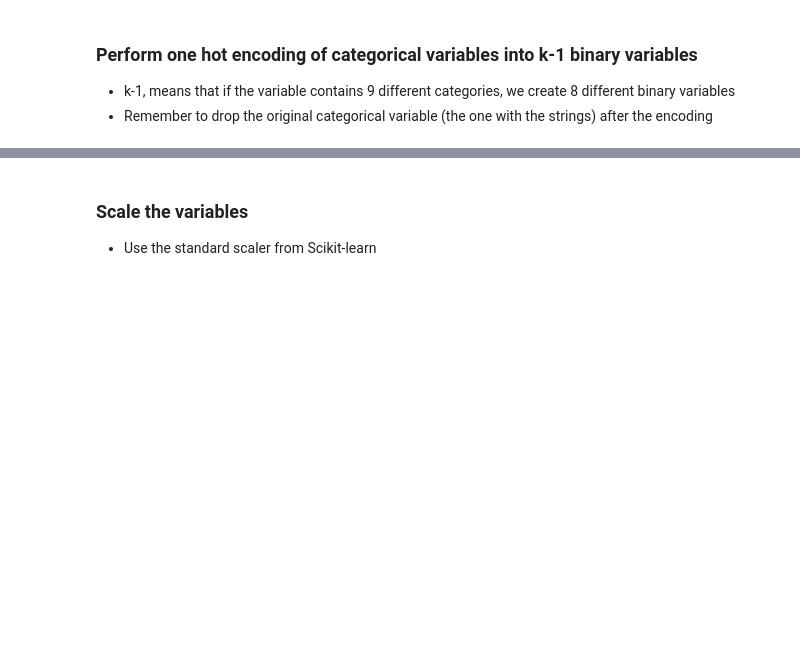
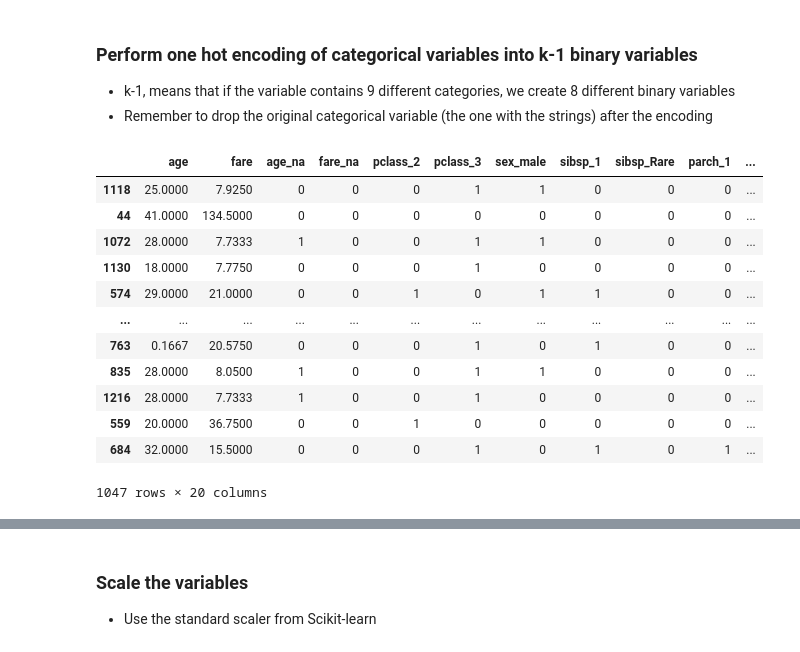
Before and after one commit to lohiermichael/deployment-of-machine-learning-models, a Jupyter notebook: section_2:machine_learning_pipeline-research/assignment/Predicting-Survival-Titanic-Assignement.ipynb, the cells around one changed output, grey strips where cells are left out. Drawn from its saved outputs; the diff is of its cells as text; code cells hidden in the pictures; blank space fills up the shorter version.

```diff
--- a/section_2:machine_learning_pipeline-research/assignment/Predicting-Survival-Titanic-Assignement.ipynb
+++ b/section_2:machine_learning_pipeline-research/assignment/Predicting-Survival-Titanic-Assignement.ipynb
@@ -290,6 +290,3 @@ X_test.head()
 ### Remove rare labels in categorical variables
 
 - remove labels present in less than 5 % of the passengers
-# %%
-tmp = X_train.groupby('sex').count()/len(X_train)
-tmp[tmp > 0.005].index
@@ -297,0 +293,3 @@ Index(['female', 'male'], dtype='object', name='sex')
+# %%
+vars_cat.remove('survived')
+vars_cat
@@ -303,15 +303,19 @@ def find_frequent_labels(df, var, rare_perc):
 
     df = df.copy()
 
-    tmp = df.groupby(var).count() / len(df)
-
+    tmp = df.groupby(var)['age'].count()/ len(df)
+    print(f'All labels: {tmp.index.tolist()}')
     return tmp[tmp > rare_perc].index
 
 for var in vars_cat:
+    print(f'For {var}: ')
+    # find the frequent categories
+    frequent_ls = find_frequent_labels(X_train, var, 0.05)
+    print(f'Frequent labels: {frequent_ls.tolist()}\n')
 
-    # find the frequent categories
-    frequent_ls = find_frequent_labels(X_train, var, 0.01)
+    # replace rare categories by the string "Rare"
+    X_train[var] = np.where(X_train[var].isin(
+        frequent_ls), X_train[var], 'Rare')
 
-    print(frequent_ls)
-
-    #
+    X_test[var] = np.where(X_test[var].isin(
+        frequent_ls), X_test[var], 'Rare')
@@ -320,3 +384,22 @@ for var in vars_cat:
 
 - k-1, means that if the variable contains 9 different categories, we create 8 different binary variables
 - Remember to drop the original categorical variable (the one with the strings) after the encoding
+# %%
+X_train = pd.get_dummies(X_train, columns=vars_cat, drop_first=True)
+X_test = pd.get_dummies(X_test, columns=vars_cat, drop_first=True)
+# %%
+X_train
+# %% [output]
+|  | age | fare | age_na | fare_na | pclass_2 | pclass_3 | sex_male | sibsp_1 | sibsp_Rare | parch_1 | ... |
+| 1118 | 25.0000 | 7.9250 | 0 | 0 | 0 | 1 | 1 | 0 | 0 | 0 | ... |
+| 44 | 41.0000 | 134.5000 | 0 | 0 | 0 | 0 | 0 | 0 | 0 | 0 | ... |
+| 1072 | 28.0000 | 7.7333 | 1 | 0 | 0 | 1 | 1 | 0 | 0 | 0 | ... |
+| 1130 | 18.0000 | 7.7750 | 0 | 0 | 0 | 1 | 0 | 0 | 0 | 0 | ... |
+| 574 | 29.0000 | 21.0000 | 0 | 0 | 1 | 0 | 1 | 1 | 0 | 0 | ... |
+| ... | ... | ... | ... | ... | ... | ... | ... | ... | ... | ... | ... |
+| 763 | 0.1667 | 20.5750 | 0 | 0 | 0 | 1 | 0 | 1 | 0 | 0 | ... |
+| 835 | 28.0000 | 8.0500 | 1 | 0 | 0 | 1 | 1 | 0 | 0 | 0 | ... |
+| 1216 | 28.0000 | 7.7333 | 1 | 0 | 0 | 1 | 0 | 0 | 0 | 0 | ... |
+| 559 | 20.0000 | 36.7500 | 0 | 0 | 1 | 0 | 0 | 0 | 0 | 0 | ... |
+| 684 | 32.0000 | 15.5000 | 0 | 0 | 0 | 1 | 0 | 1 | 0 | 1 | ... |
+1047 rows × 20 columns
```
Also changed, not shown: parts of 9 cells of this notebook.
